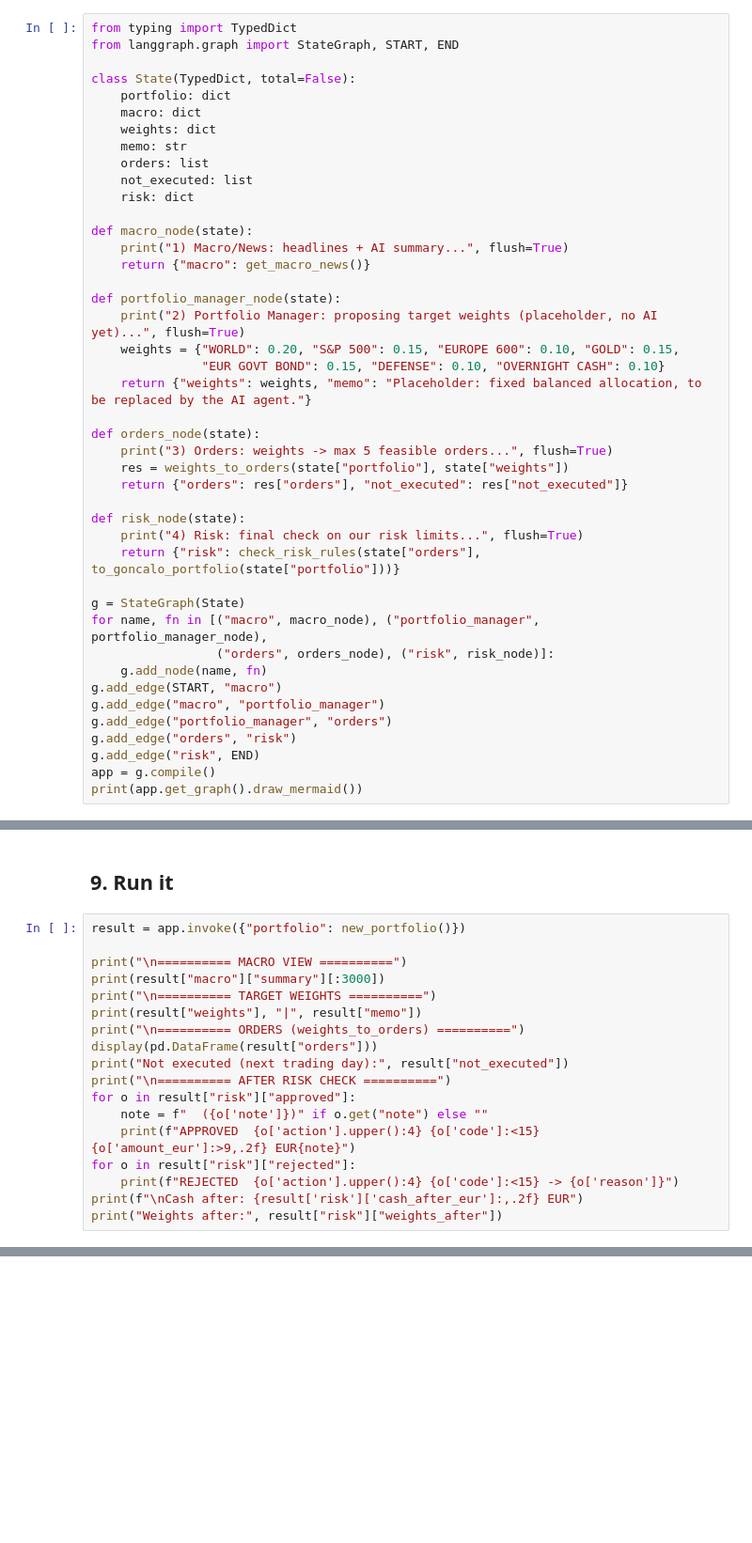
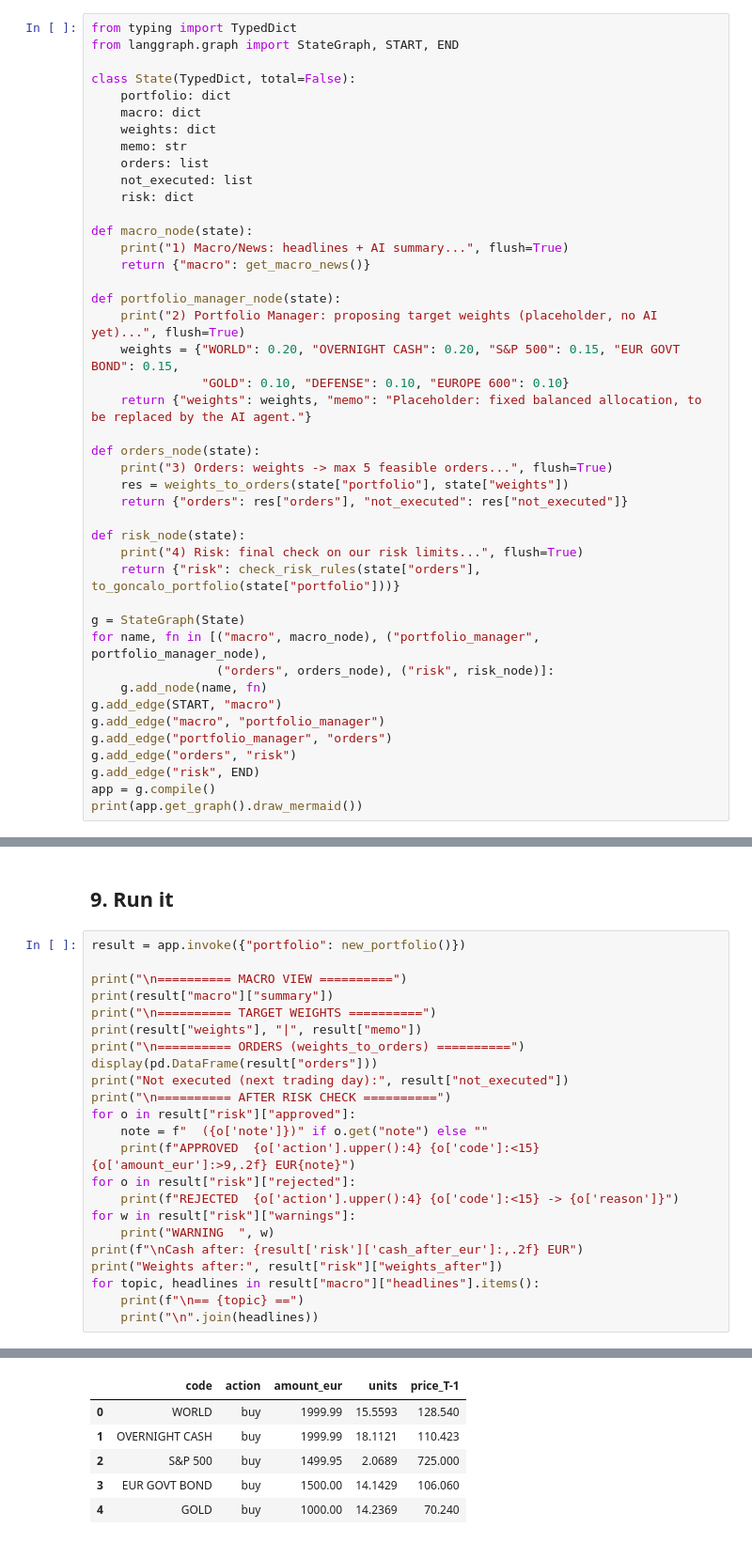
Before and after one commit to morganelpgit/GBAC_team12, a Jupyter notebook: Portfolio_Manager/portfolio_manager_graph.ipynb, the cells around one changed output, grey strips where cells are left out. Shown at 94% size. Cells and saved outputs as stored; diff of their text form; blank space fills up the shorter version.

```diff
--- a/Portfolio_Manager/portfolio_manager_graph.ipynb
+++ b/Portfolio_Manager/portfolio_manager_graph.ipynb
@@ -316,8 +365,8 @@ def macro_node(state):
 
 def portfolio_manager_node(state):
     print("2) Portfolio Manager: proposing target weights (placeholder, no AI yet)...", flush=True)
-    weights = {"WORLD": 0.20, "S&P 500": 0.15, "EUROPE 600": 0.10, "GOLD": 0.15,
-               "EUR GOVT BOND": 0.15, "DEFENSE": 0.10, "OVERNIGHT CASH": 0.10}
+    weights = {"WORLD": 0.20, "OVERNIGHT CASH": 0.20, "S&P 500": 0.15, "EUR GOVT BOND": 0.15,
+               "GOLD": 0.10, "DEFENSE": 0.10, "EUROPE 600": 0.10}
     return {"weights": weights, "memo": "Placeholder: fixed balanced allocation, to be replaced by the AI agent."}
 
 def orders_node(state):
@@ -346,7 +416,7 @@ print(app.get_graph().draw_mermaid())
 result = app.invoke({"portfolio": new_portfolio()})
 
 print("\n========== MACRO VIEW ==========")
-print(result["macro"]["summary"][:3000])
+print(result["macro"]["summary"])
 print("\n========== TARGET WEIGHTS ==========")
 print(result["weights"], "|", result["memo"])
 print("\n========== ORDERS (weights_to_orders) ==========")
@@ -358,5 +428,11 @@ for o in result["risk"]["approved"]:
     print(f"APPROVED  {o['action'].upper():4} {o['code']:<15} {o['amount_eur']:>9,.2f} EUR{note}")
 for o in result["risk"]["rejected"]:
     print(f"REJECTED  {o['action'].upper():4} {o['code']:<15} -> {o['reason']}")
+for w in result["risk"]["warnings"]:
+    print("WARNING  ", w)
 print(f"\nCash after: {result['risk']['cash_after_eur']:,.2f} EUR")
 print("Weights after:", result["risk"]["weights_after"])
+for topic, headlines in result["macro"]["headlines"].items():
+    print(f"\n== {topic} ==")
+    print("\n".join(headlines))
+# %% [output]
@@ -362,0 +456,6 @@ print("Weights after:", result["risk"]["weights_after"])
+|  | code | action | amount_eur | units | price_T-1 |
+| 0 | WORLD | buy | 1999.99 | 15.5593 | 128.540 |
+| 1 | OVERNIGHT CASH | buy | 1999.99 | 18.1121 | 110.423 |
+| 2 | S&P 500 | buy | 1499.95 | 2.0689 | 725.000 |
+| 3 | EUR GOVT BOND | buy | 1500.00 | 14.1429 | 106.060 |
+| 4 | GOLD | buy | 1000.00 | 14.2369 | 70.240 |
```
Also changed, not shown: parts of 8 cells of this notebook.
